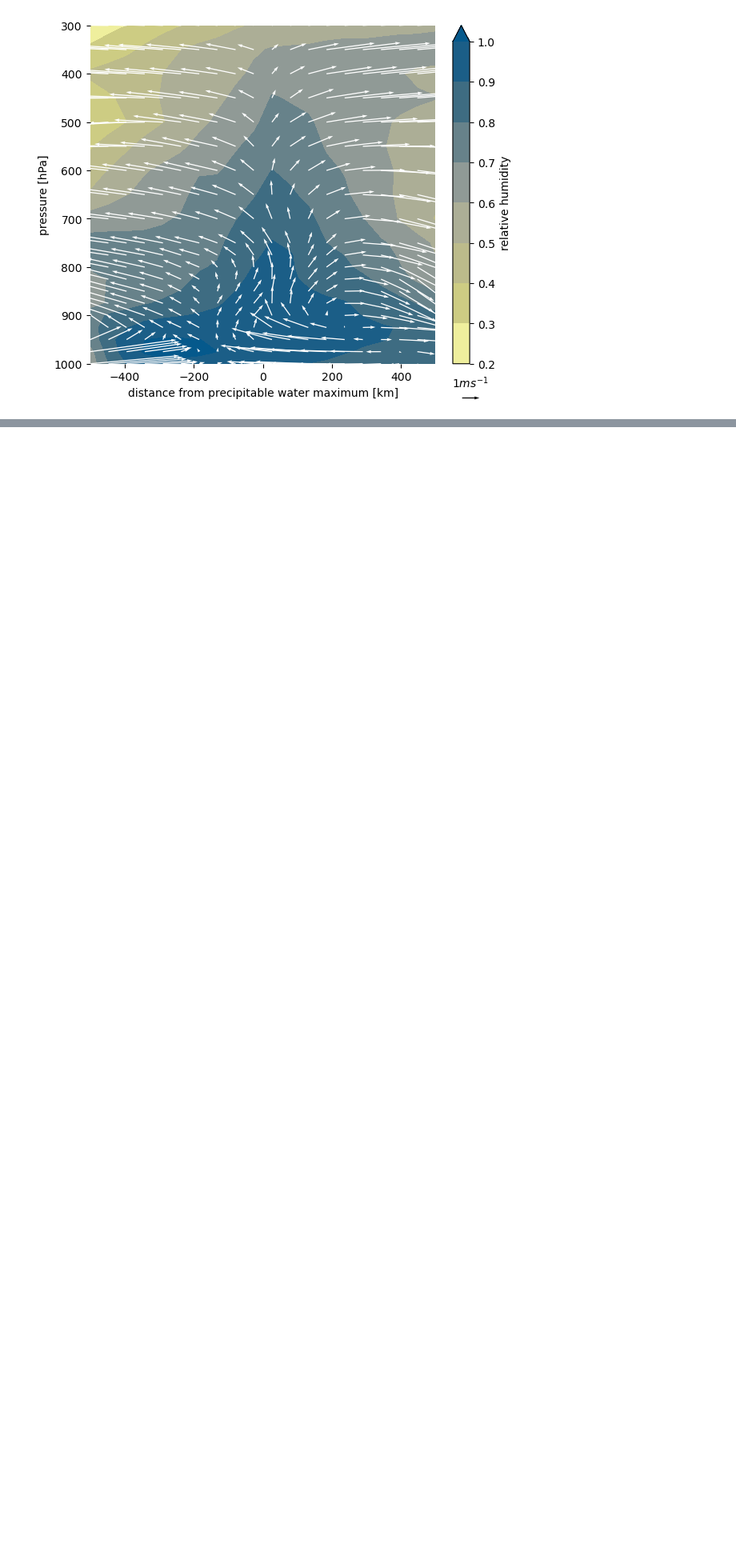
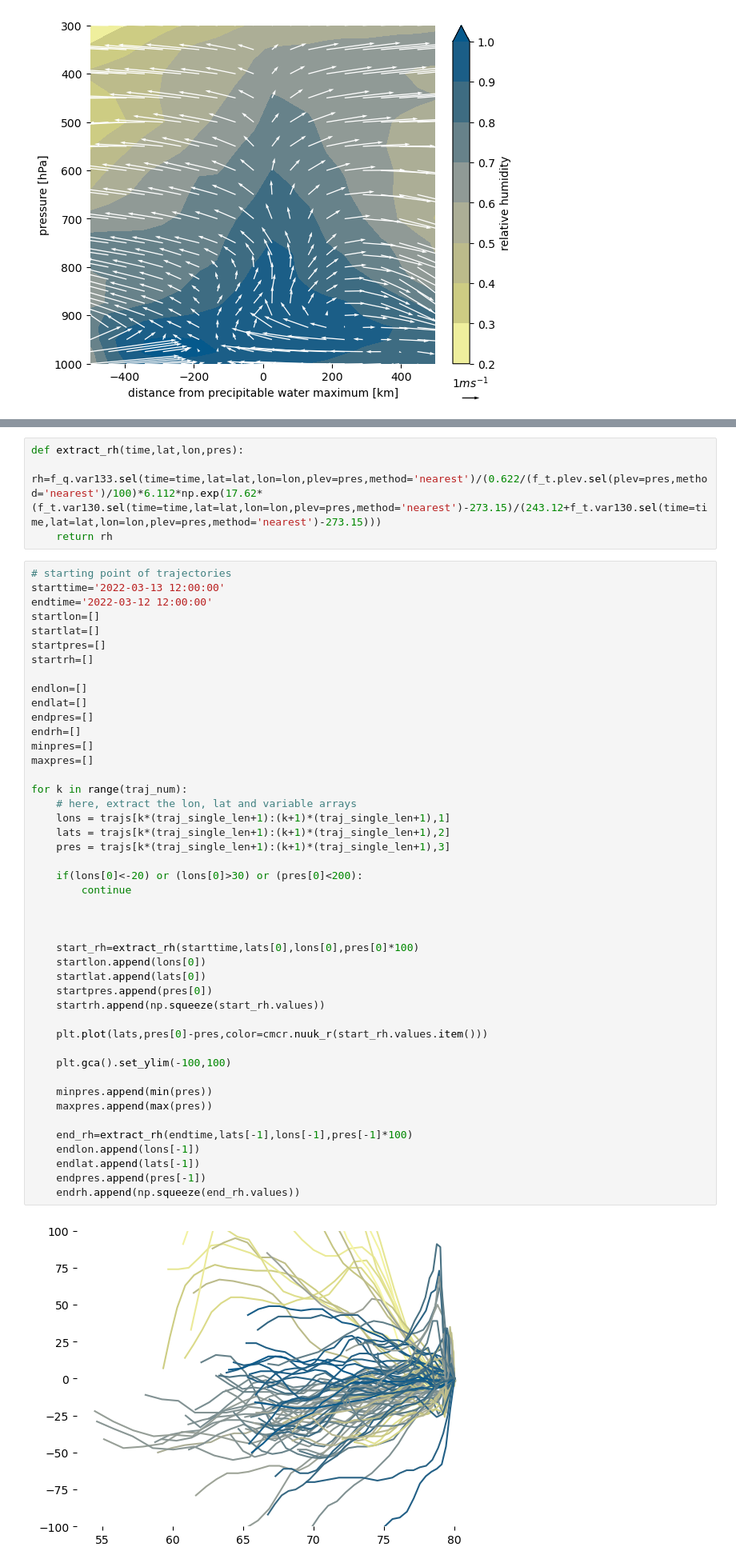
Before and after one commit to fepit/haloac3_moistintrusion, a Jupyter notebook: hac3_paper.ipynb, the cells around one changed output, grey strips where cells are left out. Shown at 80% size. Saved outputs shown, nothing was run; the diff lists cells and outputs as text; blank space fills up the shorter version.

Commit message:
added trajectory plot and computation

```diff
--- a/hac3_paper.ipynb
+++ b/hac3_paper.ipynb
@@ -1087,0 +1224,51 @@ Text(0.5, 102.72222222222219, 'longitude relative to maximum moisture anomaly')
+# %%
+def extract_rh(time,lat,lon,pres):
+    rh=f_q.var133.sel(time=time,lat=lat,lon=lon,plev=pres,method='nearest')/(0.622/(f_t.plev.sel(plev=pres,method='nearest')/100)*6.112*np.exp(17.62*(f_t.var130.sel(time=time,lat=lat,lon=lon,plev=pres,method='nearest')-273.15)/(243.12+f_t.var130.sel(time=time,lat=lat,lon=lon,plev=pres,method='nearest')-273.15)))
+    return rh
+# %%
+# starting point of trajectories
+starttime='2022-03-13 12:00:00'
+endtime='2022-03-12 12:00:00'
+startlon=[]
+startlat=[]
+startpres=[]
+startrh=[]
+
+endlon=[]
+endlat=[]
+endpres=[]
+endrh=[]
+minpres=[]
+maxpres=[]
+
+for k in range(traj_num):
+    # here, extract the lon, lat and variable arrays
+    lons = trajs[k*(traj_single_len+1):(k+1)*(traj_single_len+1),1]
+    lats = trajs[k*(traj_single_len+1):(k+1)*(traj_single_len+1),2]
+    pres = trajs[k*(traj_single_len+1):(k+1)*(traj_single_len+1),3]
+
+    if(lons[0]<-20) or (lons[0]>30) or (pres[0]<200):
+        continue
+
+
+
+    start_rh=extract_rh(starttime,lats[0],lons[0],pres[0]*100)
+    startlon.append(lons[0])
+    startlat.append(lats[0])
+    startpres.append(pres[0])
+    startrh.append(np.squeeze(start_rh.values))
+
+    plt.plot(lats,pres[0]-pres,color=cmcr.nuuk_r(start_rh.values.item()))
+
+    plt.gca().set_ylim(-100,100)
+
+    minpres.append(min(pres))
+    maxpres.append(max(pres))
+
+    end_rh=extract_rh(endtime,lats[-1],lons[-1],pres[-1]*100)
+    endlon.append(lons[-1])
+    endlat.append(lats[-1])
+    endpres.append(pres[-1])
+    endrh.append(np.squeeze(end_rh.values))
+# %% [output]
+[figure, added]
```
Also changed, not shown: parts of 3 cells of this notebook.
